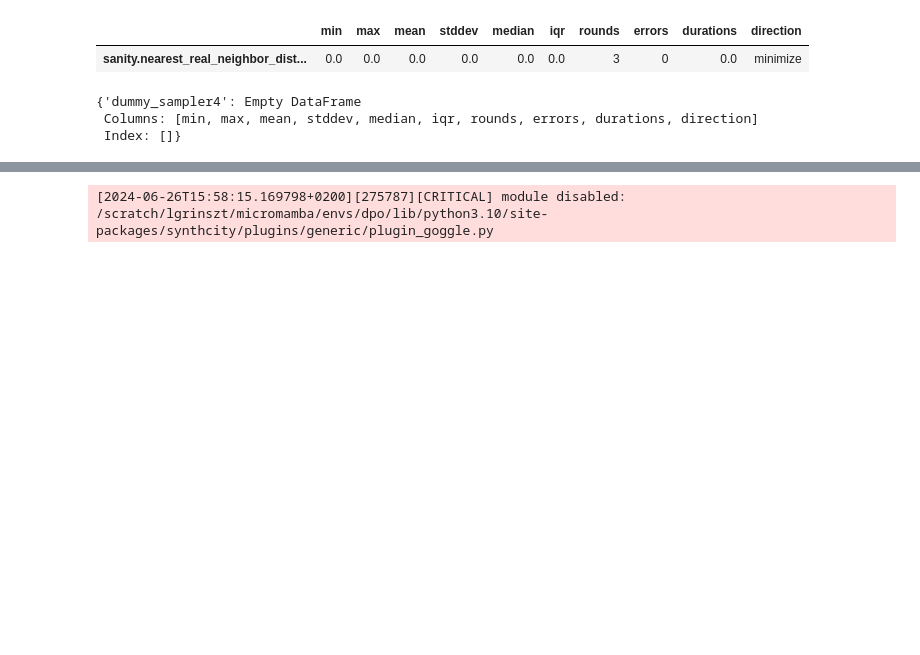
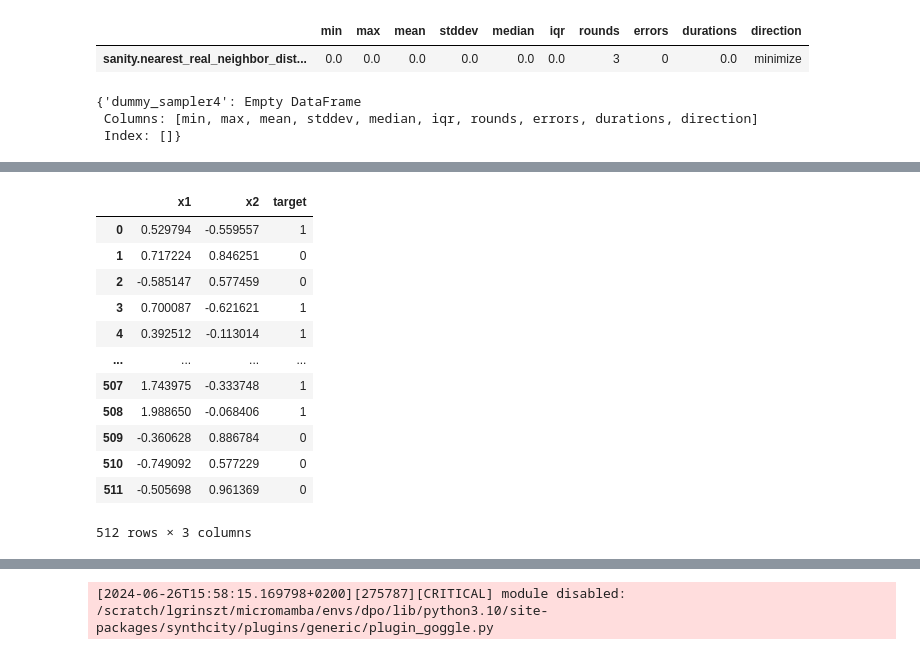
Before and after one commit to LeoGrin/differentiable_tabpfn, a Jupyter notebook: synthcity_test.ipynb, the cells around one changed output, grey strips where cells are left out. Drawn from its saved outputs; the diff is of its cells as text; code cells hidden in the pictures; blank space fills up the shorter version.

```diff
--- a/synthcity_test.ipynb
+++ b/synthcity_test.ipynb
@@ -162,0 +185,16 @@ X_fake = forest_model.generate(batch_size=X.shape[0]) # last variable will be th
+# %%
+loader
+# %% [output]
+|  | x1 | x2 | target |
+| 0 | 0.529794 | -0.559557 | 1 |
+| 1 | 0.717224 | 0.846251 | 0 |
+| 2 | -0.585147 | 0.577459 | 0 |
+| 3 | 0.700087 | -0.621621 | 1 |
+| 4 | 0.392512 | -0.113014 | 1 |
+| ... | ... | ... | ... |
+| 507 | 1.743975 | -0.333748 | 1 |
+| 508 | 1.988650 | -0.068406 | 1 |
+| 509 | -0.360628 | 0.886784 | 0 |
+| 510 | -0.749092 | 0.577229 | 0 |
+| 511 | -0.505698 | 0.961369 | 0 |
+512 rows × 3 columns
```
Also changed, not shown: parts of 7 cells of this notebook, 15 other files.
